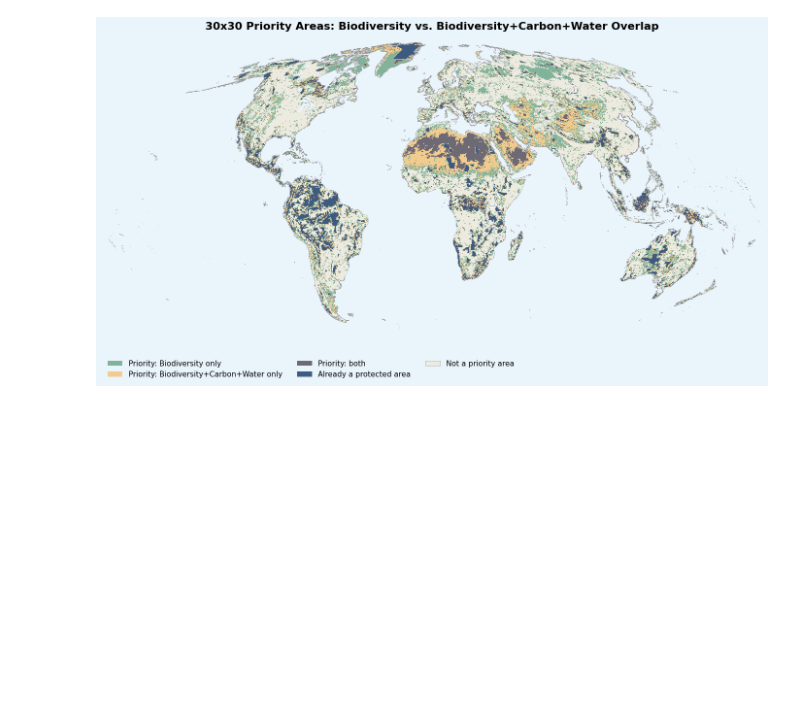
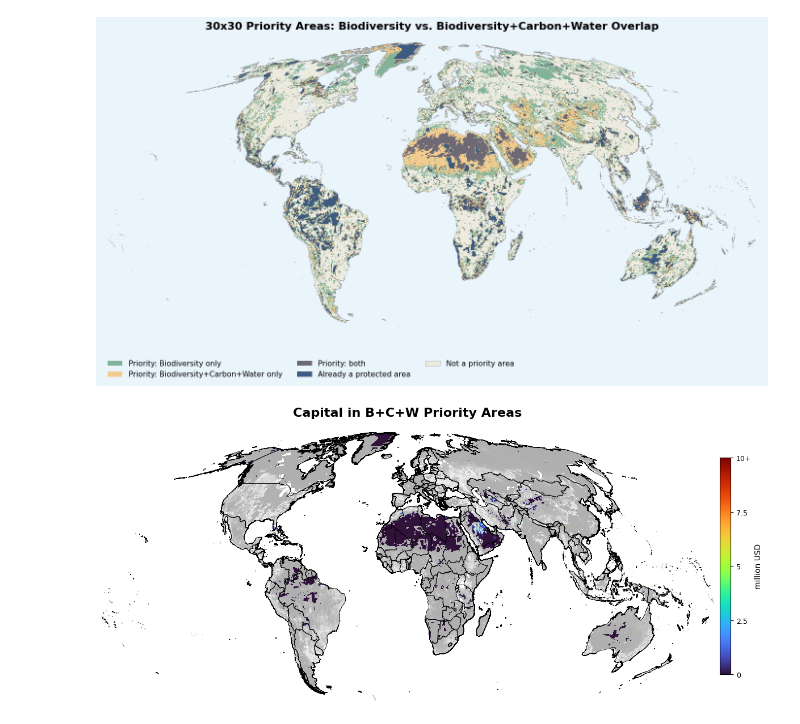
Before and after one commit to carinamani/AgDownscaling, a Jupyter notebook: 05_30x30_analysis/01_overlay_capital_labor.ipynb, the cells around one changed output. Cells and saved outputs as stored; diff of their text form; code cells hidden in the pictures; blank space fills up the shorter version.

```diff
--- a/05_30x30_analysis/01_overlay_capital_labor.ipynb
+++ b/05_30x30_analysis/01_overlay_capital_labor.ipynb
@@ -682,13 +682,15 @@ plt.show()
 # %% [output]
 [figure]
 # %%
-##### Produce map of capital in bcw priority areas — grey background (full raster) + color overlay (priority only)
+##### Produce map of capital in bcw priority areas — grey background (full raster, transparent) + color overlay
 
-# helper: convert any colormap to a desaturated/greyscale version, preserving alpha
-def desaturate_cmap(cmap, name='desaturated'):
+def desaturate_cmap(cmap, name='desaturated', lighten=0.35):
+    """Convert cmap to greyscale, then lighten by blending toward white."""
     colors = cmap(np.linspace(0, 1, 256))
-    luminance = colors[:, :3] @ [0.2989, 0.5870, 0.1140]  # standard RGB->grey weights
+    luminance = colors[:, :3] @ [0.2989, 0.5870, 0.1140]
     grey_colors = np.stack([luminance, luminance, luminance, colors[:, 3]], axis=1)
+    # blend toward white to soften the dark end (avoids near-black clashing with borders)
+    grey_colors[:, :3] = grey_colors[:, :3] * (1 - lighten) + lighten
     return mcolors.ListedColormap(grey_colors, name=name)
 
 import matplotlib.colors as mcolors
@@ -697,21 +699,17 @@ pr_arr = read_array(all_with_PA)
 val_arr = read_array(capital)
 
 priority_mask = np.isin(pr_arr, [1, 2])
-land_mask = ~np.isnan(pr_arr)   # any valid pixel = land
+land_mask = ~np.isnan(pr_arr)
 
-# fill internal NaN with 0 (no measured capital), keep NaN over ocean/true nodata
 capital_filled = np.where(np.isnan(val_arr), 0, val_arr)
 capital_filled = np.where(land_mask, capital_filled, np.nan)
 
-# Layer 1: full raster (all land), for the grey background
 capital_full_million = capital_filled / 1e6
-
-# Layer 2: priority pixels only, NaN elsewhere, for the color overlay
 capital_priority_only = np.where(priority_mask, capital_filled, np.nan) / 1e6
 
 name = 'capital_priority_bcw'
-bounds = [0, 25, 50, 75, 100]
-labels = ['0', '25', '50', '75', '100+']
+bounds = [0, 2.5, 5, 7.5, 10]
+labels = ['0', '2.5', '5', '7.5', '10+']
 
 with rasterio.open(all_with_PA) as src:
     raster_transform = src.transform
@@ -719,61 +717,49 @@ with rasterio.open(all_with_PA) as src:
 
 country_ctx = country_shp.to_crs(raster_crs) if country_shp.crs != raster_crs else country_shp
 
-# Create figure
 fig, ax = plt.subplots(figsize=(12, 8))
+fig.patch.set_facecolor("white")   # so alpha blends toward white, not the notebook's default
+ax.set_facecolor("white")
 
-# Layer 1: full capital raster, greyed-out turbo, all land
-grey_cmap = desaturate_cmap(plt.cm.turbo)
+# Layer 1: full capital raster, greyed-out + lightened turbo, semi-transparent
+grey_cmap = desaturate_cmap(plt.cm.turbo, lighten=0.35)
 grey_cmap.set_bad(color="none")
 masked_full = np.ma.masked_invalid(capital_full_million)
-show(masked_full, transform=raster_transform, ax=ax, cmap=grey_cmap, vmin=0, vmax=100, zorder=1)
+show(masked_full, transform=raster_transform, ax=ax, cmap=grey_cmap, vmin=0, vmax=10,
+     alpha=0.55, zorder=1)
 
-# Layer 2: priority-area capital, full-color turbo, on top
+# Layer 2: priority-area capital, full-color turbo, on top, fully opaque
 color_cmap = plt.cm.turbo.copy()
 color_cmap.set_bad(color="none")
 masked_priority = np.ma.masked_invalid(capital_priority_only)
-show(masked_priority, transform=raster_transform, ax=ax, cmap=color_cmap, vmin=0, vmax=100, zorder=2)
-im = ax.get_images()[-1]   # colorbar keyed to the color (priority) layer
+show(masked_priority, transform=raster_transform, ax=ax, cmap=color_cmap, vmin=0, vmax=10, zorder=2)
+im = ax.get_images()[-1]
 
-# Country borders only — no fill
+# Country borders only
 country_ctx.plot(
     ax=ax,
     facecolor="none",
     edgecolor="black",
     linewidth=0.6,
     zorder=3
 )
 
-# Clip to country_boundaries
 minx, miny, maxx, maxy = country_ctx.total_bounds
 ax.set_xlim(minx, maxx)
 ax.set_ylim(miny, maxy)
 
 ax.set_axis_off()
 ax.set_title("Capital in B+C+W Priority Areas", fontsize=16, weight='bold', pad=20)
 
-# Colorbar
-cbar = fig.colorbar(
-    im,
-    ax=ax,
-    orientation="vertical",
-    fraction=0.02,
-    pad=0.01,
-    shrink=0.5
-)
+cbar = fig.colorbar(im, ax=ax, orientation="vertical", fraction=0.02, pad=0.01, shrink=0.5)
 cbar.set_label("million USD", fontsize=10)
 cbar.ax.tick_params(labelsize=9)
 cbar.set_ticks(bounds)
 cbar.set_ticklabels(labels)
 
-# Legend note
-legend_elements = [
-    Patch(facecolor="grey", edgecolor="none", label="Not a priority area (capital shown, greyed out)"),
-]
-ax.legend(handles=legend_elements, loc="lower left", frameon=False, fontsize=10,
-          bbox_to_anchor=(0.0, -0.02))
-
 plt.tight_layout()
 plt.show()
 
 fig.savefig(f"{fd}/{name}.png", dpi=300, bbox_inches='tight')
+# %% [output]
+[figure, added]
```
Also changed, not shown: parts of 2 cells of this notebook.
